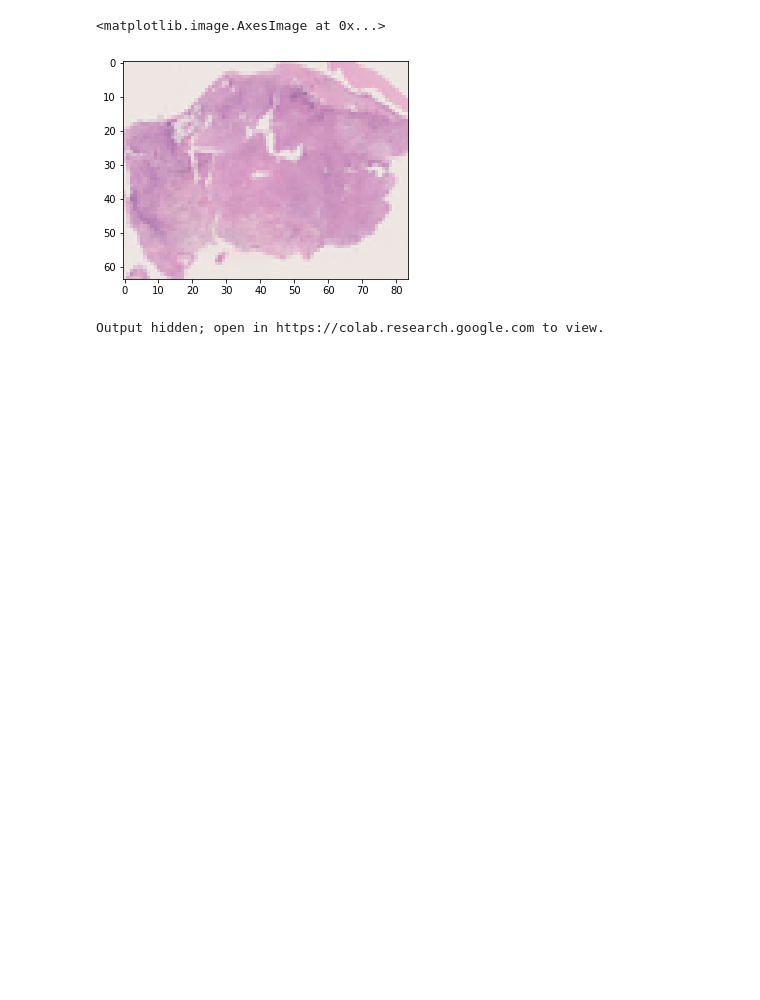
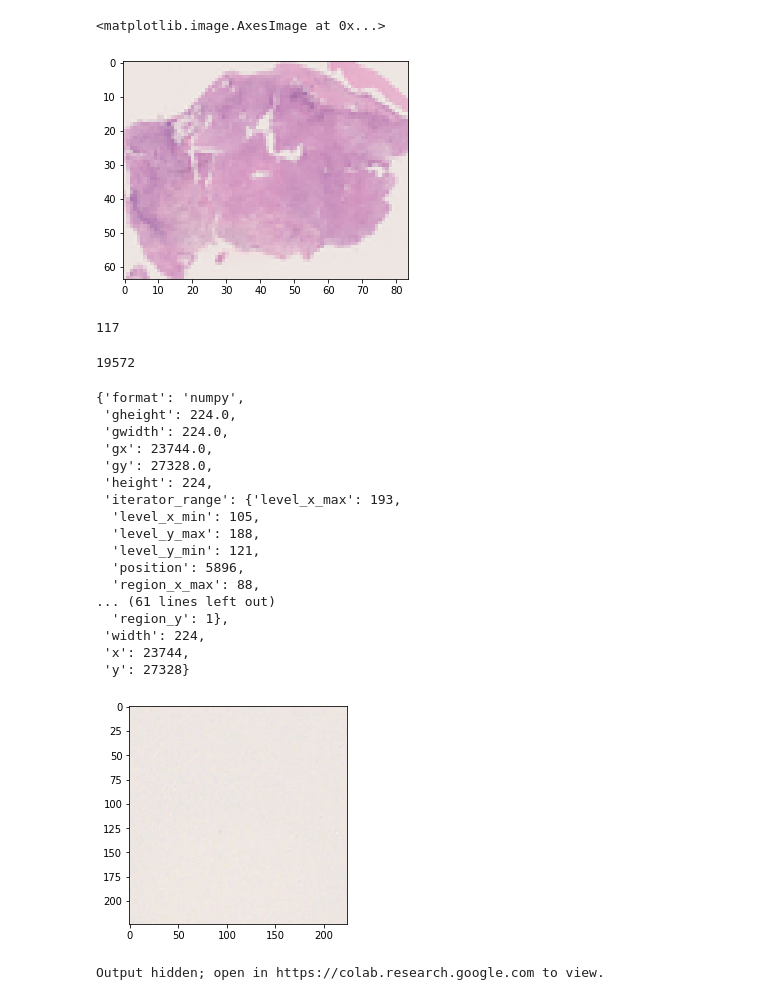
Before and after one commit to davibuss/Bioinformatics, a Jupyter notebook: PatientNet.ipynb, the cells around one changed output. Saved outputs shown, nothing was run; the diff lists cells and outputs as text; code cells hidden in the pictures; blank space fills up the shorter version.

```diff
--- a/PatientNet.ipynb
+++ b/PatientNet.ipynb
@@ -241,5 +215,5 @@ def makeRectangularMask(mask,label=True,plot=False):
 
   return xmin,xmax, ymin,ymax
 # %%
-makeRectangularMask(mask,plot=True)
+xmin,xmax,ymin,ymax=makeRectangularMask(mask,plot=True)
 # %% [output]
@@ -272,3 +246,60 @@ plt.imshow(tstile['tile'])
 # %% [output]
 <matplotlib.image.AxesImage at 0x...>
 [figure]
+# %%
+ymin
+# %% [output]
+117
+# %%
+def printSegment(ts,mask,xmin,xmax,ymin,ymax):
+    metadata = ts.getMetadata()
+    mult = floor((metadata['sizeX'])/(mask.shape[1]))
+    mag = metadata['magnification']
+
+
+    iterator = ts.tileIterator(
+      region=dict(left=xmin*mult, top=ymin*mult, width=(xmax-xmin)*mult, height=(ymax-ymin)*mult,units='base_pixels'),
+      tile_size=dict(width=224, height=224),
+      scale=dict(magnification=mag),
+      format=large_image.tilesource.TILE_FORMAT_NUMPY
+  )
+
+    tot_len= next(iterator)['iterator_range']['position']
+
+    with tqdm(total = tot_len) as progress_bar:
+      for tile_info in iterator:
+        #Do something
+        #display(tile_info)
+
+        if (tile_info['gwidth']==224 and tile_info['gheight']==224):
+          display(tile_info)
+          plt.imshow(tile_info['tile'])
+          plt.show()
+          return
+
+        progress_bar.update(1)
+# %%
+(xmax-xmin)*233
+# %% [output]
+19572
+# %%
+printSegment(ts,mask,xmin,xmax,ymin,ymax)
+# %% [output]
+{'format': 'numpy',
+ 'gheight': 224.0,
+ 'gwidth': 224.0,
+ 'gx': 23744.0,
+ 'gy': 27328.0,
+ 'height': 224,
+ 'iterator_range': {'level_x_max': 193,
+  'level_x_min': 105,
+  'level_y_max': 188,
+  'level_y_min': 121,
+  'position': 5896,
+  'region_x_max': 88,
+... (61 lines left out)
+  'region_y': 1},
+ 'width': 224,
+ 'x': 23744,
+ 'y': 27328}
+[figure, added]
```
Also changed, not shown: parts of 10 cells of this notebook.
